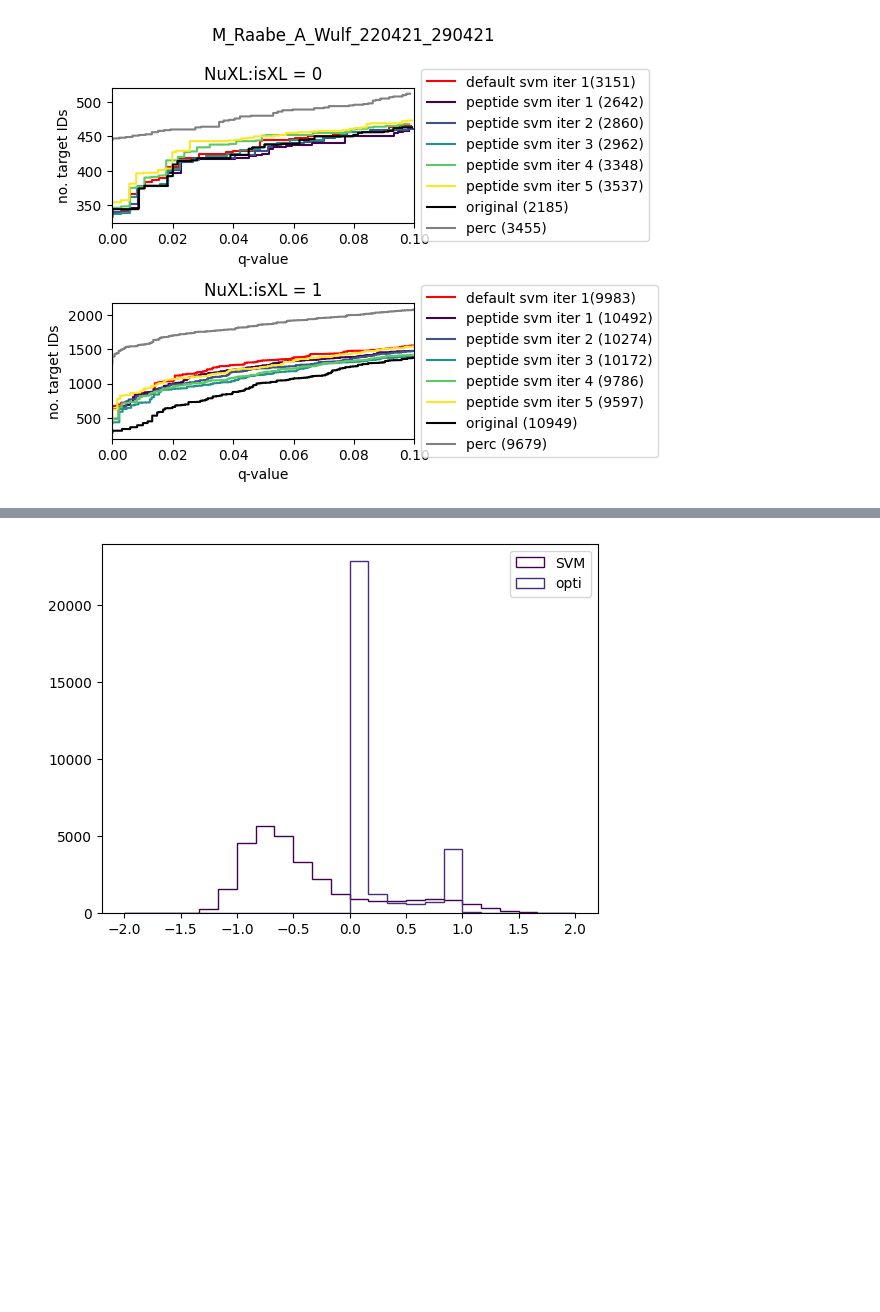
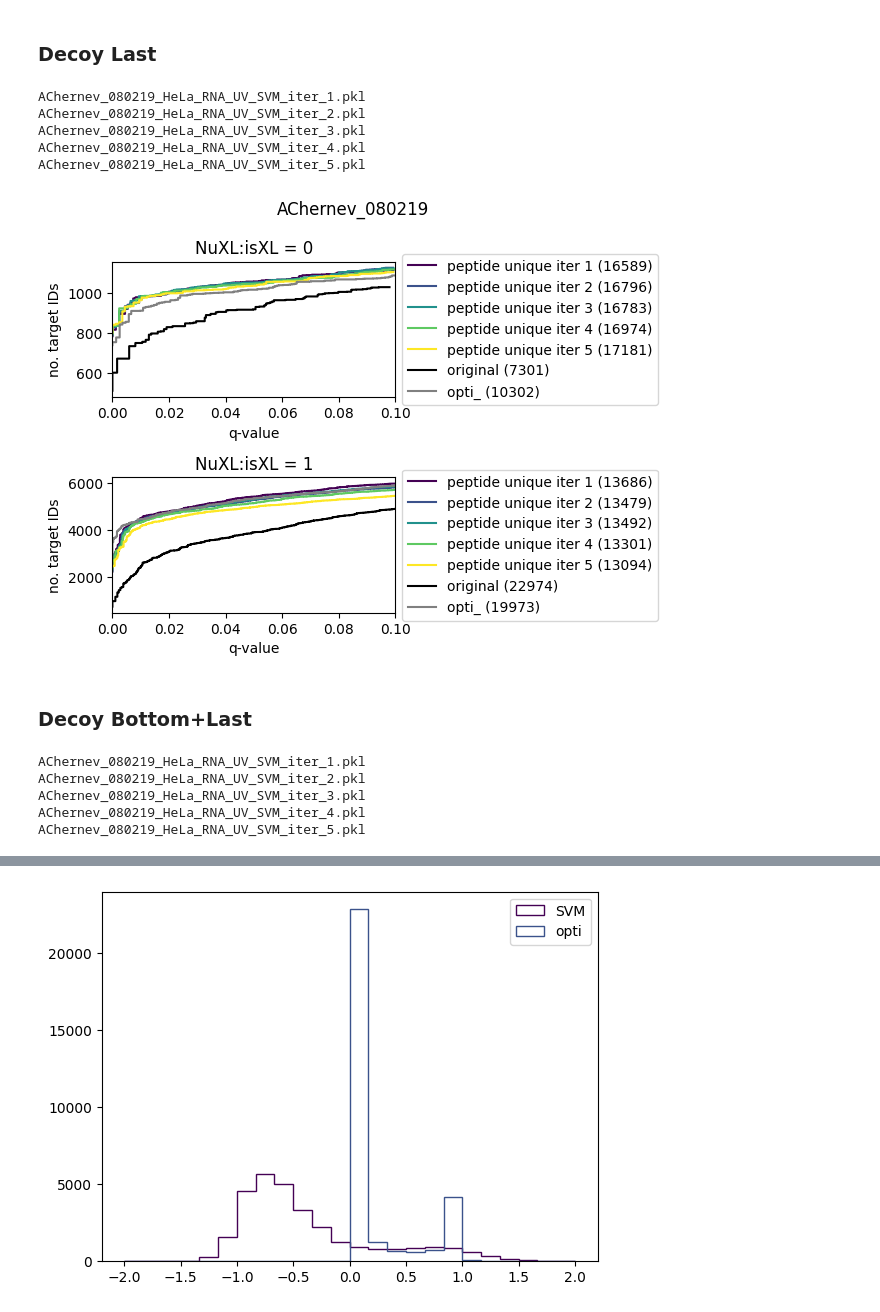
Before and after one commit to neelie01/Research-Project, a Jupyter notebook: src/plots.ipynb, the cells around one changed output, grey strips where cells are left out. Saved outputs shown, nothing was run; the diff lists cells and outputs as text; code cells hidden in the pictures; blank space fills up the shorter version.

Commit message:
better visualization and directory management

```diff
--- a/src/plots.ipynb
+++ b/src/plots.ipynb
@@ -84,0 +128,20 @@ plt.show()
+# %%
+q_val = 'class-specific_q-val'
+
+plt.rcParams["axes.prop_cycle"] = plt.cycler("color", plt.cm.viridis(np.linspace(0,1,len(dfs_svm_second_decoy))))
+fig, axs = plt.subplots(len(np.unique(df_original[dataset[i]['group']])))
+for j in np.unique(df_original[dataset[i]['group']]):
+    for k, df_svm in enumerate(dfs_svm_second_decoy):
+        axs[j].step(df_svm.loc[(df_svm[dataset[i]['group']]== j) & (df_svm[q_val]<= 0.1), q_val],df_svm.loc[(df_svm[dataset[i]['group']]== j) & (df_svm[q_val]<= 0.1), 'cum_target_id'], label=f"second decoy iter {k + 1} ({len(df_svm[df_svm[dataset[i]['group']]== j])})")
+    axs[j].step(df_original.loc[(df_original[dataset[i]['group']]== j) & (df_original[q_val]<= 0.1), q_val],df_original.loc[(df_original[dataset[i]['group']]== j) & (df_original[q_val]<= 0.1), 'cum_target_id'], label=f"original ({len(df_original[df_original[dataset[i]['group']]== j])})", color = "black")
+    if dataset[i]['comparison'] != None:
+        axs[j].step(df_perc.loc[(df_perc[dataset[i]['group']]== j) & (df_perc[q_val]<= 0.1), q_val],df_perc.loc[(df_perc[dataset[i]['group']]== j) & (df_perc[q_val]<= 0.1), 'cum_target_id'], label=f"{dataset[i]['comparison']} ({len(df_perc[df_perc[dataset[i]['group']]== j])})" , color = "gray")
+    axs[j].set_xlim(0,0.1)
+    axs[j].set_title(f"{dataset[i]['group']} = {j}")
+    axs[j].set_xlabel("q-value")
+    axs[j].set_ylabel("no. target IDs")
+    lgd = axs[j].legend(loc='center left', bbox_to_anchor=(1, 0.5))
+fig.suptitle(dataset[i]['name'])
+fig.tight_layout()
+plt.savefig(output_path + f"{dataset[i]['name']}_second_decoy.png",bbox_extra_artists=(lgd,), bbox_inches='tight')
+plt.show()
@@ -85,23 +150,66 @@ plt.show()
+# %% [markdown]
+### Decoy Last
+# %%
+# read unique peptide svm files
+input_path = f"../data/{dataset[i]['type']}/{dataset[i]['name']}/{class_threshold}/default/decoy_last/filtered/"
+dfs_svm_last = []
+svm_files = [filename for filename in os.listdir(input_path) if filename.endswith(".pkl")]
+def extract_iter_number(file_name):
+    match = re.search(r'_iter_(\d+)_', file_name)
+    return int(match.group(1)) if match else 0
+svm_files = sorted(svm_files, key=extract_iter_number)
+for svm_file in svm_files:
+    print(svm_file)
+    dfs_svm_last.append(pd.read_pickle(input_path + f"{svm_file}"))
+if dataset[i]['comparison'] != None:
+    df_perc = pd.read_pickle(input_file_perc)
+# %% [output]
+AChernev_080219_HeLa_RNA_UV_SVM_iter_1.pkl
+AChernev_080219_HeLa_RNA_UV_SVM_iter_2.pkl
+AChernev_080219_HeLa_RNA_UV_SVM_iter_3.pkl
+AChernev_080219_HeLa_RNA_UV_SVM_iter_4.pkl
+AChernev_080219_HeLa_RNA_UV_SVM_iter_5.pkl
 # %%
 q_val = 'class-specific_q-val'
 
-plt.rcParams["axes.prop_cycle"] = plt.cycler("color", plt.cm.viridis(np.linspace(0,1,5)))
+plt.rcParams["axes.prop_cycle"] = plt.cycler("color", plt.cm.viridis(np.linspace(0,1,len(dfs_svm_last))))
 fig, axs = plt.subplots(len(np.unique(df_original[dataset[i]['group']])))
 for j in np.unique(df_original[dataset[i]['group']]):
-    axs[j].step(dfs_svm[0].loc[(dfs_svm[0][dataset[i]['group']]== j) & (dfs_svm[0][q_val]<= 0.1), q_val],dfs_svm[0].loc[(dfs_svm[0][dataset[i]['group']]== j) & (dfs_svm[0][q_val]<= 0.1), 'cum_target_id'], color = "red", label=f"default svm iter 1({len(dfs_svm[0][dfs_svm[0][dataset[i]['group']]== j])})")
-    for k, df_svm in enumerate(dfs_svm_peptide):
-        axs[j].step(df_svm.loc[(df_svm[dataset[i]['group']]== j) & (df_svm[q_val]<= 0.1), q_val],df_svm.loc[(df_svm[dataset[i]['group']]== j) & (df_svm[q_val]<= 0.1), 'cum_target_id'], label=f"peptide svm iter {k + 1} ({len(df_svm[df_svm[dataset[i]['group']]== j])})")
+    for k, df_svm in enumerate(dfs_svm_last):
+        axs[j].step(df_svm.loc[(df_svm[dataset[i]['group']]== j) & (df_svm[q_val]<= 0.1), q_val],df_svm.loc[(df_svm[dataset[i]['group']]== j) & (df_svm[q_val]<= 0.1), 'cum_target_id'], label=f"peptide unique iter {k + 1} ({len(df_svm[df_svm[dataset[i]['group']]== j])})")
     axs[j].step(df_original.loc[(df_original[dataset[i]['group']]== j) & (df_original[q_val]<= 0.1), q_val],df_original.loc[(df_original[dataset[i]['group']]== j) & (df_original[q_val]<= 0.1), 'cum_target_id'], label=f"original ({len(df_original[df_original[dataset[i]['group']]== j])})", color = "black")
     if dataset[i]['comparison'] != None:
         axs[j].step(df_perc.loc[(df_perc[dataset[i]['group']]== j) & (df_perc[q_val]<= 0.1), q_val],df_perc.loc[(df_perc[dataset[i]['group']]== j) & (df_perc[q_val]<= 0.1), 'cum_target_id'], label=f"{dataset[i]['comparison']} ({len(df_perc[df_perc[dataset[i]['group']]== j])})" , color = "gray")
     axs[j].set_xlim(0,0.1)
     axs[j].set_title(f"{dataset[i]['group']} = {j}")
     axs[j].set_xlabel("q-value")
     axs[j].set_ylabel("no. target IDs")
     lgd = axs[j].legend(loc='center left', bbox_to_anchor=(1, 0.5))
 fig.suptitle(dataset[i]['name'])
 fig.tight_layout()
-#plt.savefig(f"../results/{dataset[i]['type']}/{dataset[i]['name']}.png",bbox_extra_artists=(lgd,), bbox_inches='tight')
+plt.savefig(output_path + f"{dataset[i]['name']}_last.png",bbox_extra_artists=(lgd,), bbox_inches='tight')
 plt.show()
 # %% [output]
-[figure, old version]
+[figure, new version]
+# %% [markdown]
+### Decoy Bottom+Last
+# %%
+# read unique peptide svm files
+input_path = f"../data/{dataset[i]['type']}/{dataset[i]['name']}/{class_threshold}/default/decoy_bottom+last/filtered/"
+dfs_svm_bottom_last = []
+svm_files = [filename for filename in os.listdir(input_path) if filename.endswith(".pkl")]
+def extract_iter_number(file_name):
+    match = re.search(r'_iter_(\d+)_', file_name)
+    return int(match.group(1)) if match else 0
+svm_files = sorted(svm_files, key=extract_iter_number)
+for svm_file in svm_files:
+    print(svm_file)
+    dfs_svm_bottom_last.append(pd.read_pickle(input_path + f"{svm_file}"))
+if dataset[i]['comparison'] != None:
+    df_perc = pd.read_pickle(input_file_perc)
+# %% [output]
+AChernev_080219_HeLa_RNA_UV_SVM_iter_1.pkl
+AChernev_080219_HeLa_RNA_UV_SVM_iter_2.pkl
+AChernev_080219_HeLa_RNA_UV_SVM_iter_3.pkl
+AChernev_080219_HeLa_RNA_UV_SVM_iter_4.pkl
+AChernev_080219_HeLa_RNA_UV_SVM_iter_5.pkl
```
Also changed, not shown: parts of 24 cells of this notebook, 1 other file.
